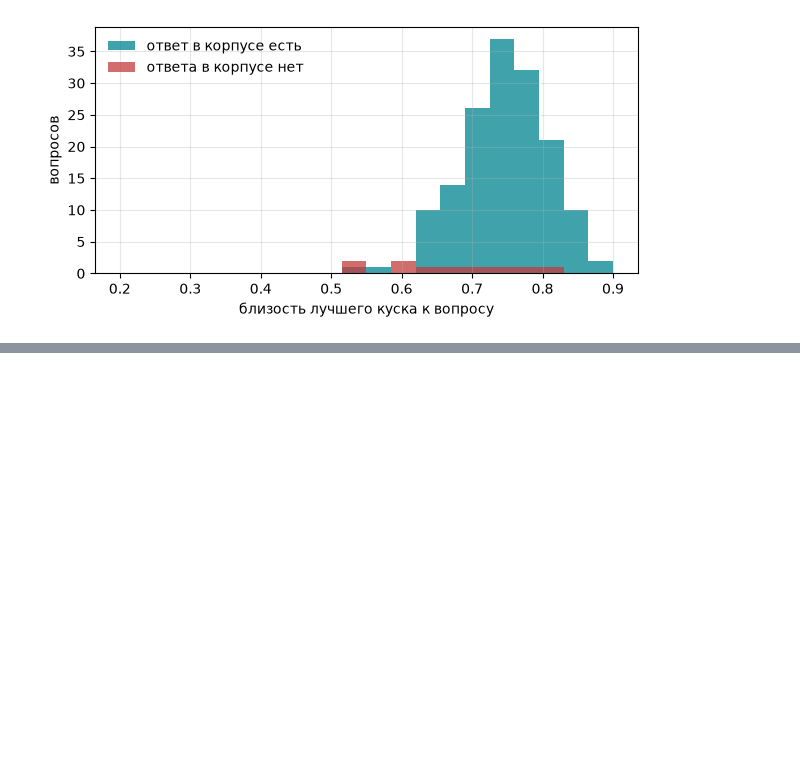
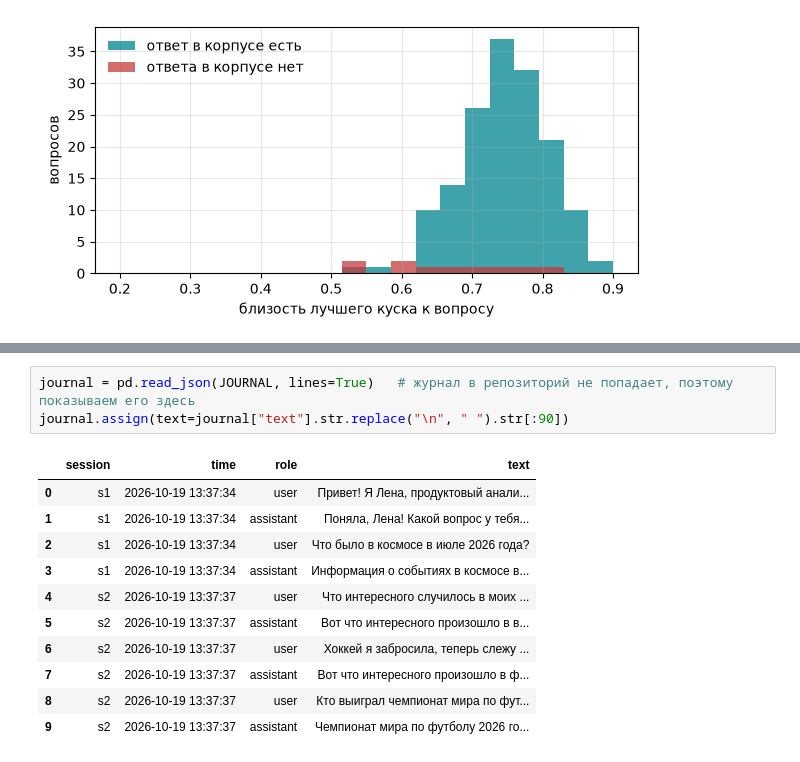
Before and after one commit to NorthMarshmallo/AI_Agent_events, a Jupyter notebook: notebooks/02_rag_memory.ipynb, the cells around one changed output, grey strips where cells are left out. Cells and saved outputs as stored; diff of their text form; blank space fills up the shorter version.

```diff
--- a/notebooks/02_rag_memory.ipynb
+++ b/notebooks/02_rag_memory.ipynb
@@ -906,0 +1061,15 @@ fig.savefig(IMG / "refusal_similarity.png", dpi=150, bbox_inches="tight")
+# %%
+journal = pd.read_json(JOURNAL, lines=True)   # журнал в репозиторий не попадает, поэтому показываем его здесь
+journal.assign(text=journal["text"].str.replace("\n", " ").str[:90])
+# %% [output]
+|  | session | time | role | text |
+| 0 | s1 | 2026-10-19 13:37:34 | user | Привет! Я Лена, продуктовый анали... |
+| 1 | s1 | 2026-10-19 13:37:34 | assistant | Поняла, Лена! Какой вопрос у тебя... |
+| 2 | s1 | 2026-10-19 13:37:34 | user | Что было в космосе в июле 2026 года? |
+| 3 | s1 | 2026-10-19 13:37:34 | assistant | Информация о событиях в космосе в... |
+| 4 | s2 | 2026-10-19 13:37:37 | user | Что интересного случилось в моих ... |
+| 5 | s2 | 2026-10-19 13:37:37 | assistant | Вот что интересного произошло в в... |
+| 6 | s2 | 2026-10-19 13:37:37 | user | Хоккей я забросила, теперь слежу ... |
+| 7 | s2 | 2026-10-19 13:37:37 | assistant | Вот что интересного произошло в ф... |
+| 8 | s2 | 2026-10-19 13:37:37 | user | Кто выиграл чемпионат мира по фут... |
+| 9 | s2 | 2026-10-19 13:37:37 | assistant | Чемпионат мира по футболу 2026 го... |
```
Also changed, not shown: parts of 12 cells of this notebook, 55 other files.
